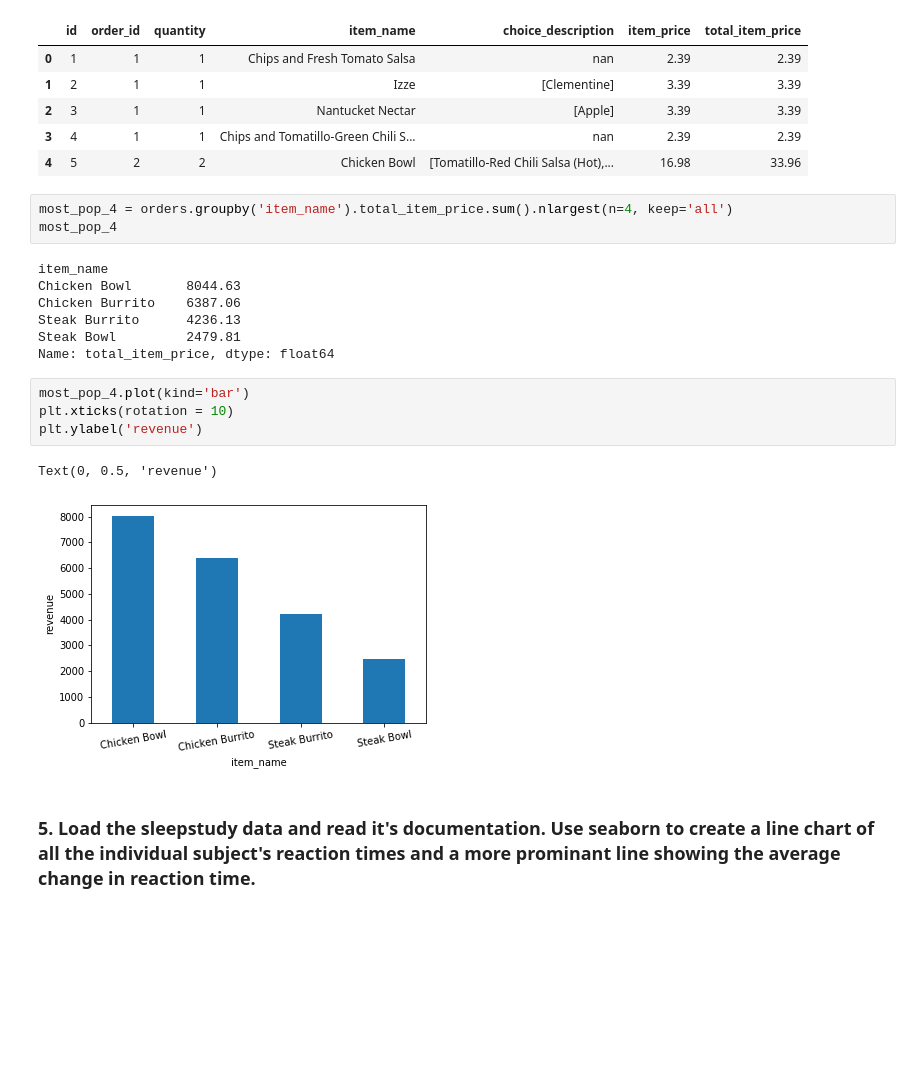
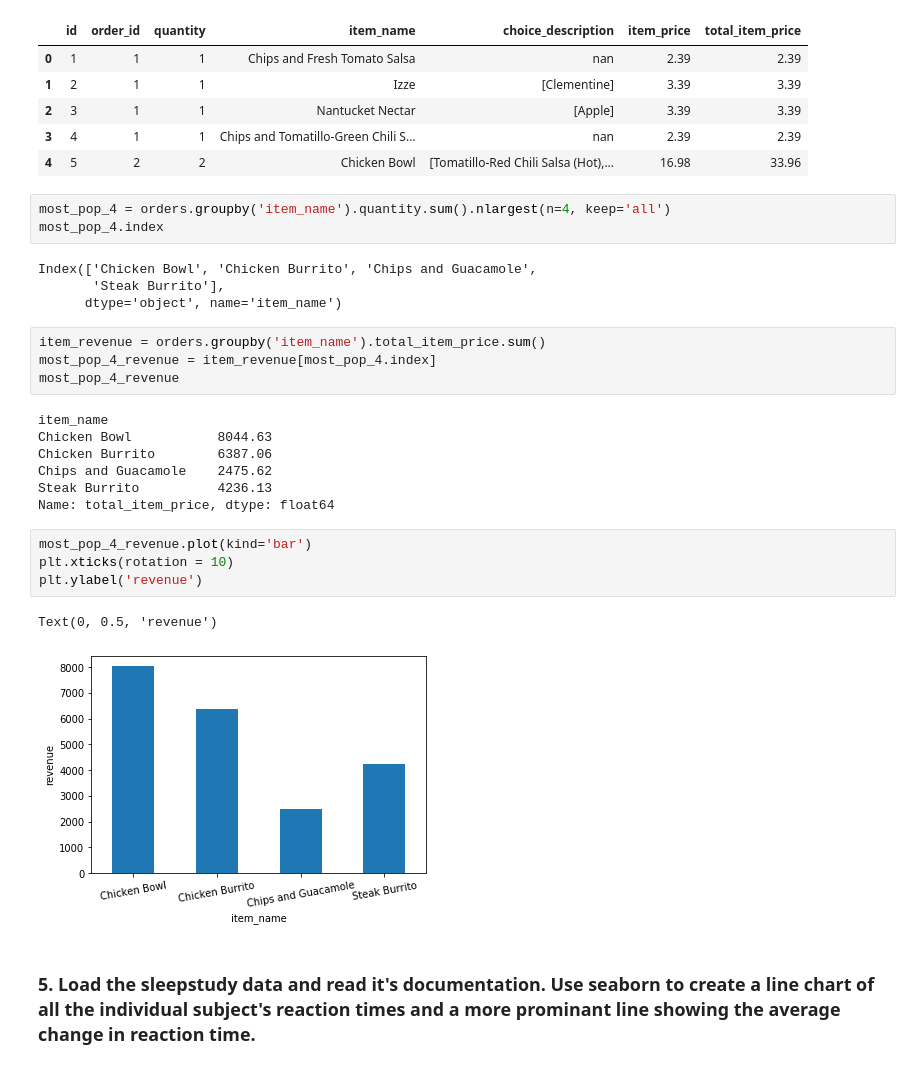
Before and after one commit to Yongliang-Shi/numpy-pandas-visualization-exercises, a Jupyter notebook: seaborn_exercises.ipynb, the cells around one changed output. Cells and saved outputs as stored; diff of their text form; blank space fills up the shorter version.

```diff
--- a/seaborn_exercises.ipynb
+++ b/seaborn_exercises.ipynb
@@ -299,22 +352,30 @@ orders.head()
 | 3 | 4 | 1 | 1 | Chips and Tomatillo-Green Chili S... | nan | 2.39 | 2.39 |
 | 4 | 5 | 2 | 2 | Chicken Bowl | [Tomatillo-Red Chili Salsa (Hot),... | 16.98 | 33.96 |
 # %%
-most_pop_4 = orders.groupby('item_name').total_item_price.sum().nlargest(n=4, keep='all')
-most_pop_4
+most_pop_4 = orders.groupby('item_name').quantity.sum().nlargest(n=4, keep='all')
+most_pop_4.index
 # %% [output]
-item_name
-Chicken Bowl       8044.63
-Chicken Burrito    6387.06
-Steak Burrito      4236.13
-Steak Bowl         2479.81
-Name: total_item_price, dtype: float64
+Index(['Chicken Bowl', 'Chicken Burrito', 'Chips and Guacamole',
+       'Steak Burrito'],
+      dtype='object', name='item_name')
+# %%
+item_revenue = orders.groupby('item_name').total_item_price.sum()
+most_pop_4_revenue = item_revenue[most_pop_4.index]
+most_pop_4_revenue
+# %% [output]
+item_name
+Chicken Bowl           8044.63
+Chicken Burrito        6387.06
+Chips and Guacamole    2475.62
+Steak Burrito          4236.13
+Name: total_item_price, dtype: float64
 # %%
-most_pop_4.plot(kind='bar')
+most_pop_4_revenue.plot(kind='bar')
 plt.xticks(rotation = 10)
 plt.ylabel('revenue')
 # %% [output]
 Text(0, 0.5, 'revenue')
-[figure, old version]
+[figure, new version]
 # %% [markdown]
 ### 5. Load the sleepstudy data and read it's documentation. Use seaborn to create a line chart of all the individual subject's reaction times and a more prominant line showing the average change in reaction time.
 # %%
```
Also changed, not shown: parts of 18 cells of this notebook.
